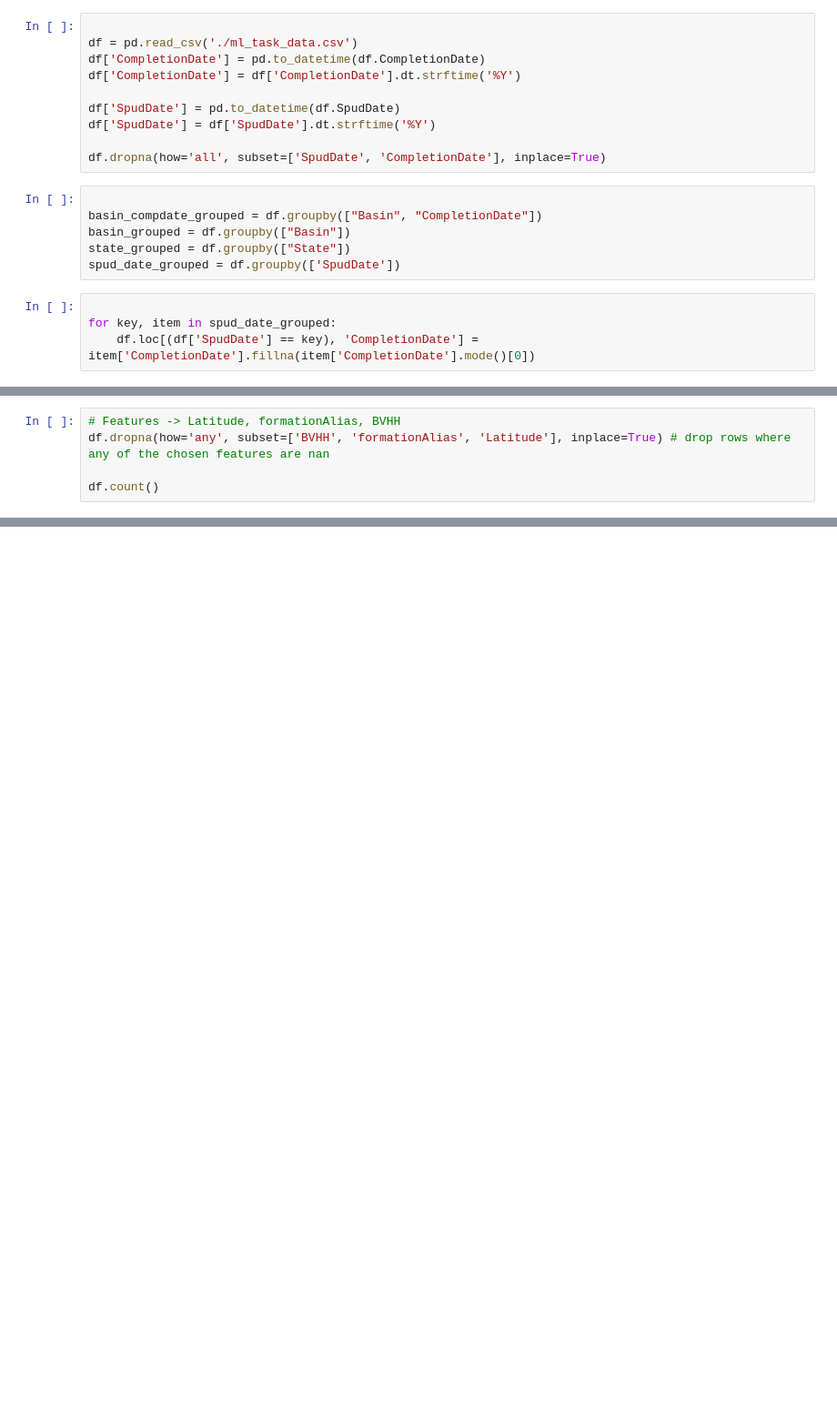
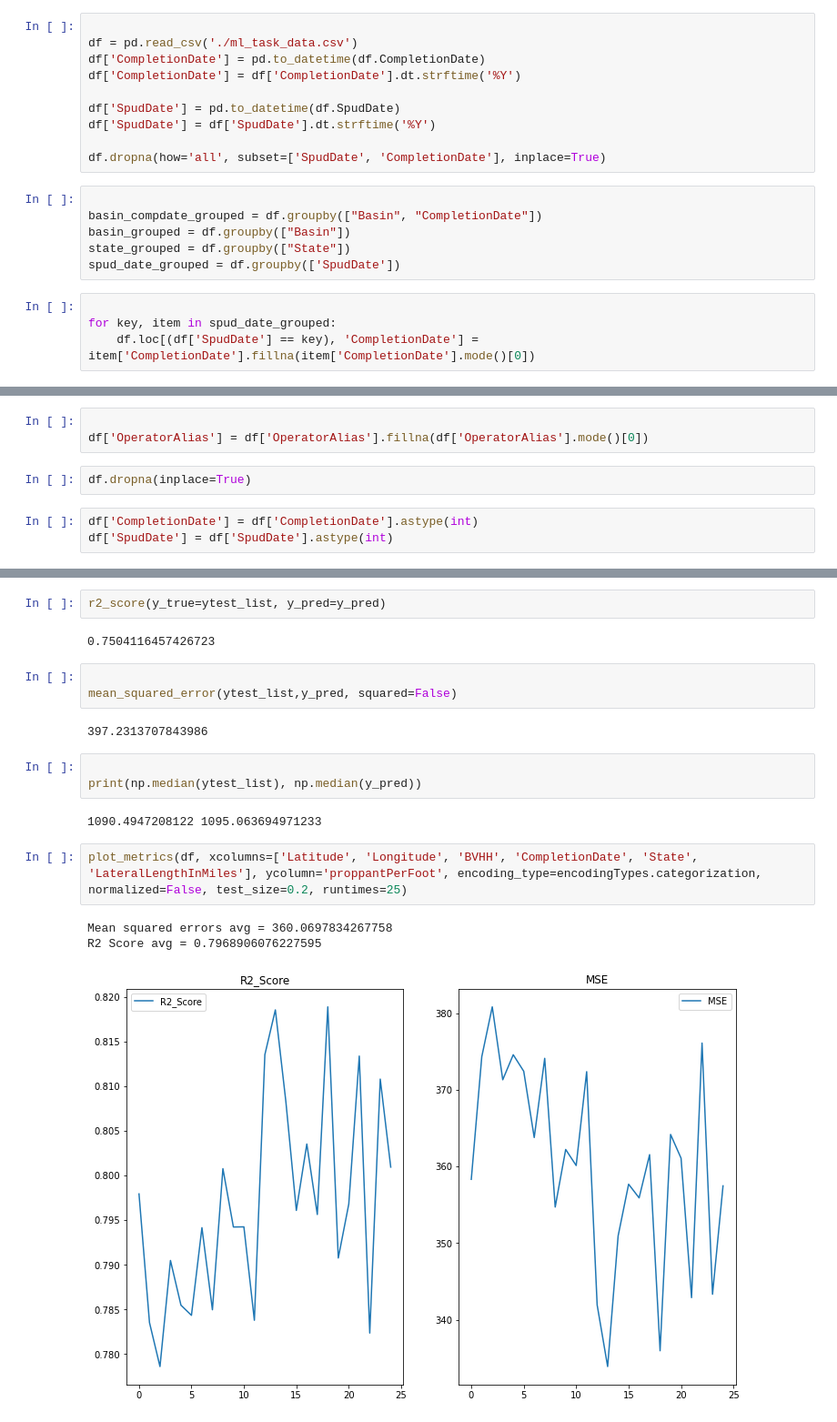
Before and after one commit to mohdos/rai_ds_ml, a Jupyter notebook: testNote.ipynb, the cells around one changed output, grey strips where cells are left out. Shown at 91% size. Saved outputs shown, nothing was run; the diff lists cells and outputs as text; blank space fills up the shorter version.

```diff
--- a/testNote.ipynb
+++ b/testNote.ipynb
@@ -106 +88,9 @@ for key, item in state_grouped:
+# %%
+
+df['OperatorAlias'] = df['OperatorAlias'].fillna(df['OperatorAlias'].mode()[0])
+# %%
+df.dropna(inplace=True)
+# %%
+df['CompletionDate'] = df['CompletionDate'].astype(int)
+df['SpudDate'] = df['SpudDate'].astype(int)
 # %%
@@ -122,5 +113,0 @@ dtype: int64
-# %%
-# Features -> Latitude, formationAlias, BVHH
-df.dropna(how='any', subset=['BVHH', 'formationAlias', 'Latitude'], inplace=True) # drop rows where any of the chosen features are nan
-
-df.count()
@@ -140,0 +152,20 @@ dtype: int64
+# %%
+r2_score(y_true=ytest_list, y_pred=y_pred)
+# %% [output]
+0.7504116457426723
+# %%
+
+mean_squared_error(ytest_list,y_pred, squared=False)
+# %% [output]
+397.2313707843986
+# %%
+
+print(np.median(ytest_list), np.median(y_pred))
+# %% [output]
+1090.4947208122 1095.063694971233
+# %%
+plot_metrics(df, xcolumns=['Latitude', 'Longitude', 'BVHH', 'CompletionDate', 'State', 'LateralLengthInMiles'], ycolumn='proppantPerFoot', encoding_type=encodingTypes.categorization, normalized=False, test_size=0.2, runtimes=25)
+# %% [output]
+Mean squared errors avg = 360.0697834267758
+R2 Score avg = 0.7968906076227595
+[figure, added]
```
Also changed, not shown: parts of 18 cells of this notebook, 2 other files.
